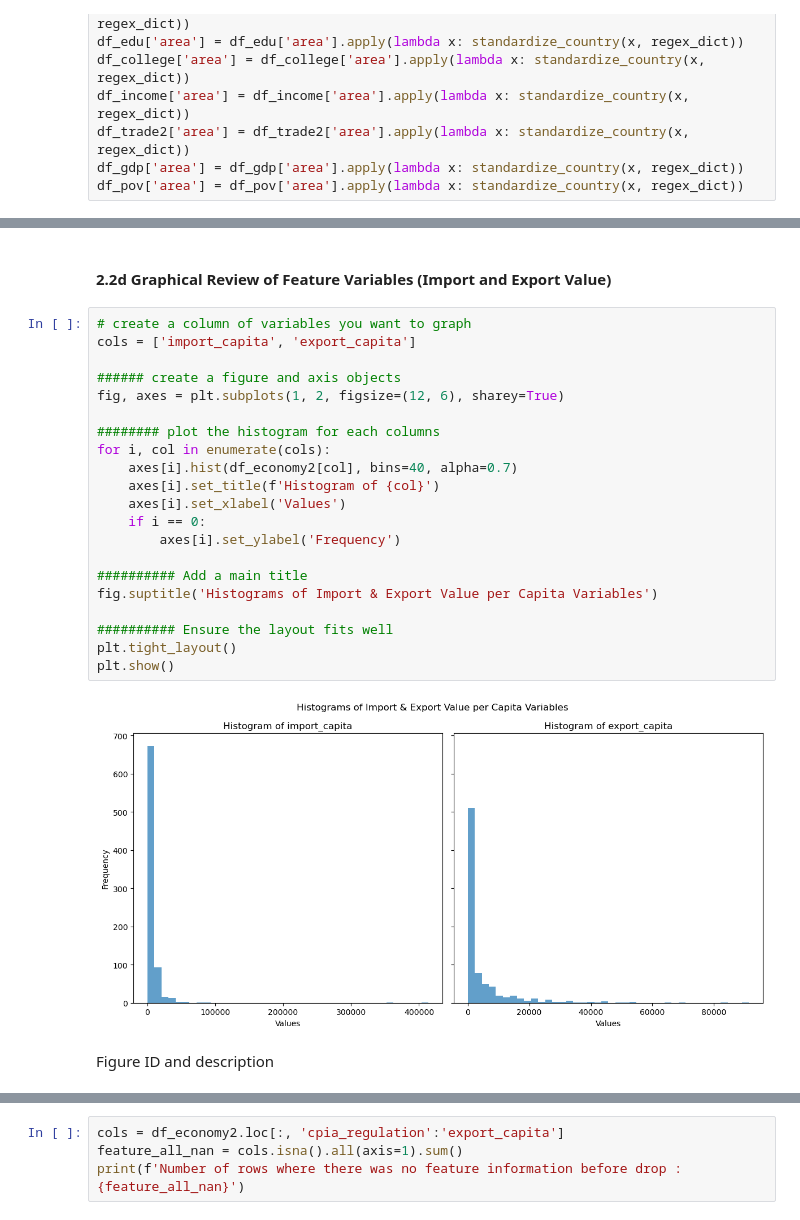
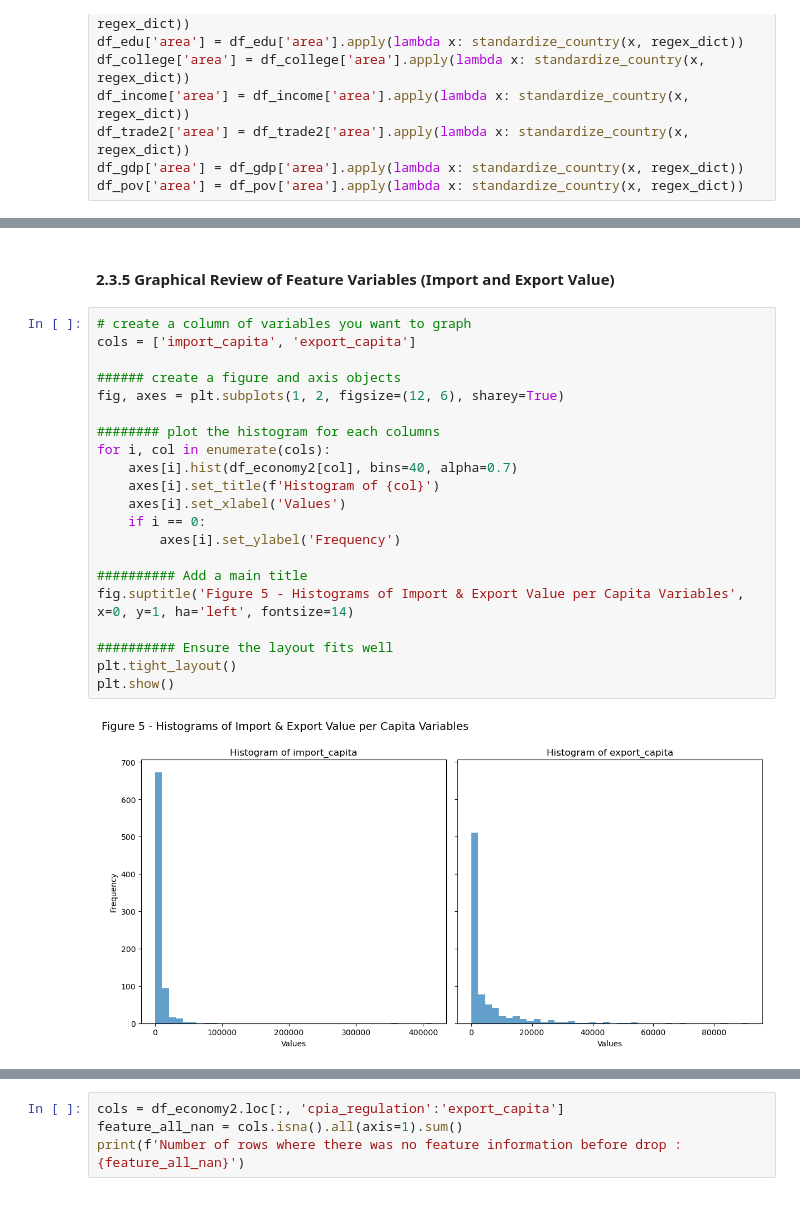
Before and after one commit to te-ex153/Projects, a Jupyter notebook: Country23.ipynb, the cells around one changed output, grey strips where cells are left out. Saved outputs shown, nothing was run; the diff lists cells and outputs as text.

```diff
--- a/Country23.ipynb
+++ b/Country23.ipynb
@@ -622,27 +810,25 @@ Figure ID and description
 # %% [markdown]
-#### 2.2d Graphical Review of Feature Variables (Import and Export Value)
+#### 2.3.5 Graphical Review of Feature Variables (Import and Export Value)
 # %%
 # create a column of variables you want to graph
 cols = ['import_capita', 'export_capita']
 
 ###### create a figure and axis objects
 fig, axes = plt.subplots(1, 2, figsize=(12, 6), sharey=True)
 
 ######## plot the histogram for each columns
 for i, col in enumerate(cols):
     axes[i].hist(df_economy2[col], bins=40, alpha=0.7)
     axes[i].set_title(f'Histogram of {col}')
     axes[i].set_xlabel('Values')
     if i == 0:
         axes[i].set_ylabel('Frequency')
 
 ########## Add a main title
-fig.suptitle('Histograms of Import & Export Value per Capita Variables')
+fig.suptitle('Figure 5 - Histograms of Import & Export Value per Capita Variables', x=0, y=1, ha='left', fontsize=14)
 
 ########## Ensure the layout fits well
 plt.tight_layout()
 plt.show()
 # %% [output]
-[figure, old version]
+[figure, new version]
-# %% [markdown]
-Figure ID and description
```
Also changed, not shown: parts of 85 cells of this notebook.
